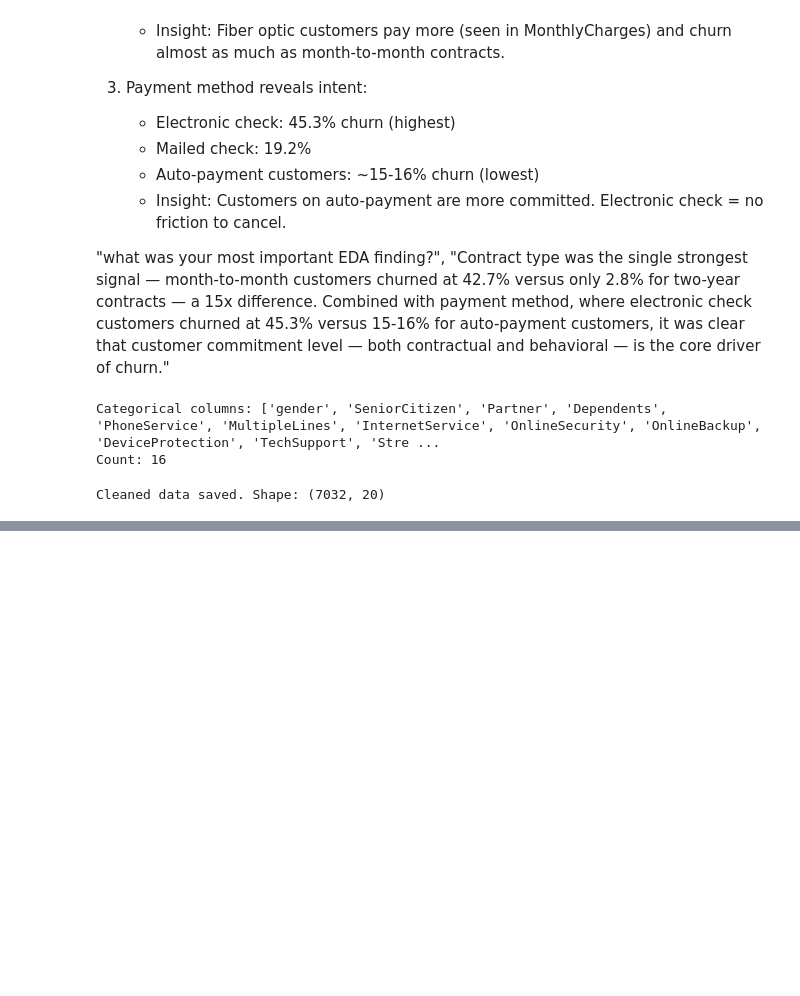
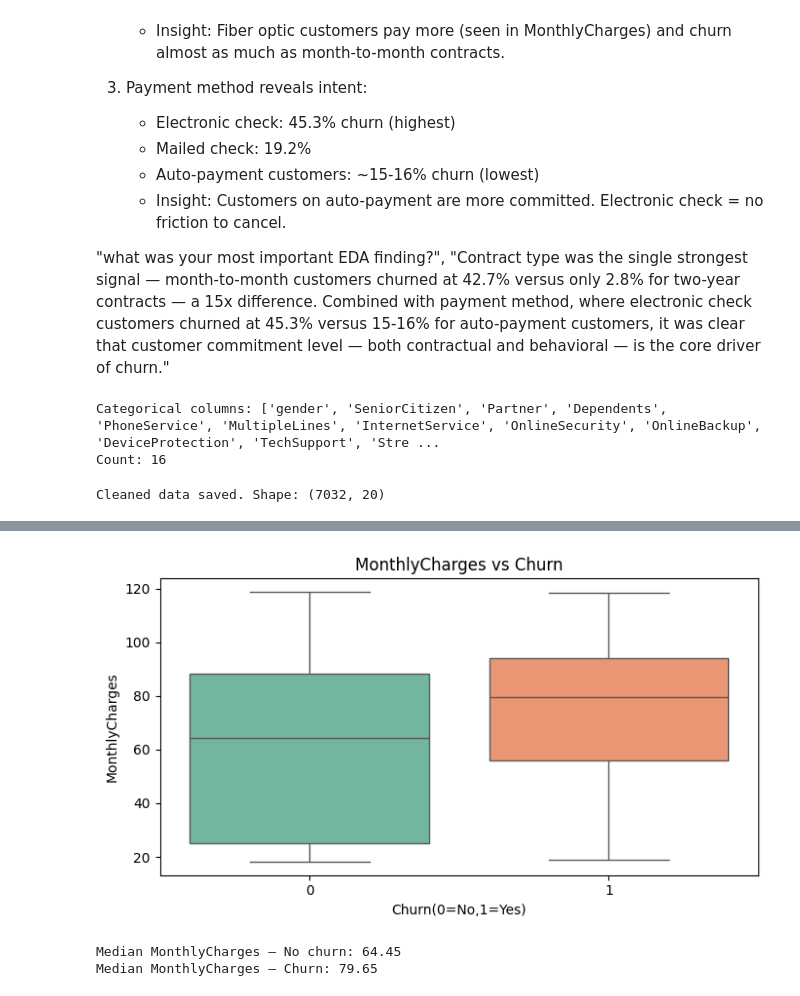
Before and after one commit to Integenpiyush/churn-prediction-catboost, a Jupyter notebook: notebooks/01_eda.ipynb, the cells around one changed output, grey strips where cells are left out. Drawn from its saved outputs; the diff is of its cells as text; code cells hidden in the pictures; blank space fills up the shorter version.

```diff
--- a/notebooks/01_eda.ipynb
+++ b/notebooks/01_eda.ipynb
@@ -359,0 +381,15 @@ Cleaned data saved. Shape: (7032, 20)
+# %%
+plt.figure(figsize=(7,4))
+sns.boxplot(x='Churn',y='MonthlyCharges',data=df,palette='Set2')
+plt.title('MonthlyCharges vs Churn')
+plt.xlabel('Churn(0=No,1=Yes)')
+plt.ylabel('MonthlyCharges')
+plt.tight_layout()
+plt.show()
+
+print("Median MonthlyCharges — No churn:", df[df['Churn']==0]['MonthlyCharges'].median())
+print("Median MonthlyCharges — Churn:", df[df['Churn']==1]['MonthlyCharges'].median())
+# %% [output]
+[figure, added]
+Median MonthlyCharges — No churn: 64.45
+Median MonthlyCharges — Churn: 79.65
```
Also changed, not shown: parts of 10 cells of this notebook.
